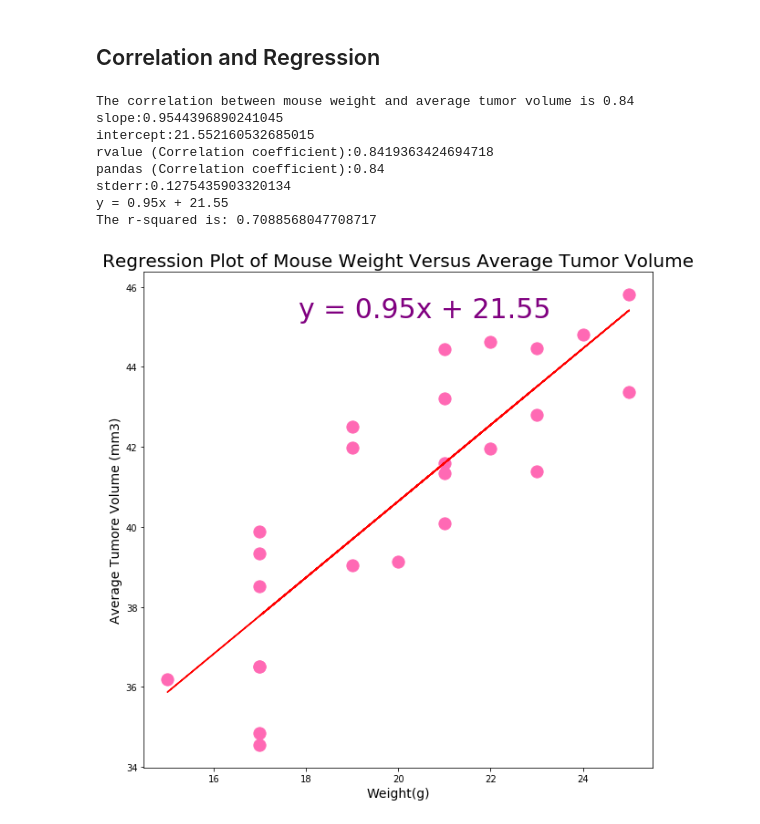
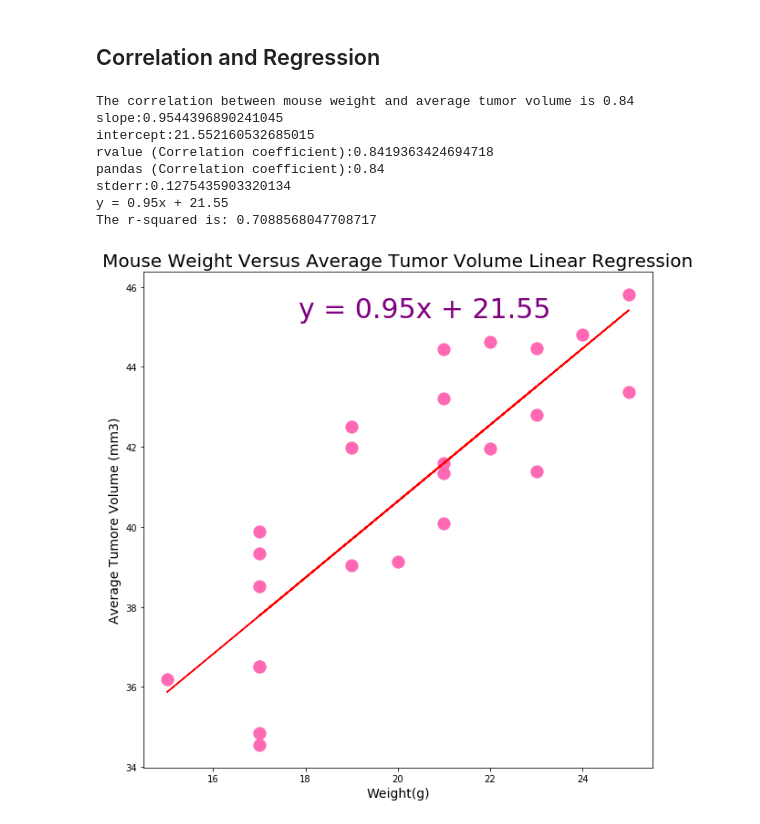
Before and after one commit to stefanee88/Matplotlib---Challenge, a Jupyter notebook: Pymaceuticals/pymaceuticals_starter.ipynb, the cells around one changed output. Drawn from its saved outputs; the diff is of its cells as text; code cells hidden in the pictures.

Commit message:
updating images

```diff
--- a/Pymaceuticals/pymaceuticals_starter.ipynb
+++ b/Pymaceuticals/pymaceuticals_starter.ipynb
@@ -309,33 +311,33 @@ regress_values = x_values * slope + intercept
 
 print(f"slope:{slope}")
 print(f"intercept:{intercept}")
 print(f"rvalue (Correlation coefficient):{rvalue}")
 print(f"pandas (Correlation coefficient):{corr}")
 print(f"stderr:{stderr}")
 
 line_eq = "y = " + str(round(slope,2)) + "x + " + str(round(intercept,2))
 
 print(line_eq)
 
 fig1, ax1 = plt.subplots(figsize=(10, 10))
 plt.scatter(x_values,y_values,s=175, color="hotpink")
 plt.plot(x_values,regress_values,"r-")
-plt.title('Regression Plot of Mouse Weight Versus Average Tumor Volume',fontsize =20)
+plt.title('Mouse Weight Versus Average Tumor Volume Linear Regression',fontsize =20)
 plt.xlabel('Weight(g)',fontsize =14)
 plt.ylabel('Average Tumore Volume (mm3)',fontsize =14)
 ax1.annotate(line_eq, xy=(20, 40), xycoords='data',xytext=(0.8, 0.95), textcoords='axes fraction',horizontalalignment='right', verticalalignment='top',fontsize=30,color="purple")
 
 print(f"The r-squared is: {rvalue**2}")
 
-plt.savefig("../Images/linear_regression.png", bbox_inches = "tight")
+plt.savefig("../Images/6Mouse_Weight_Vs_Avg_Tumor_Volume_Regression.png", bbox_inches = "tight")
 plt.show()
 # %% [output]
 The correlation between mouse weight and average tumor volume is 0.84
 slope:0.9544396890241045
 intercept:21.552160532685015
 rvalue (Correlation coefficient):0.8419363424694718
 pandas (Correlation coefficient):0.84
 stderr:0.1275435903320134
 y = 0.95x + 21.55
 The r-squared is: 0.7088568047708717
-[figure, old version]
+[figure, new version]
```
Also changed, not shown: parts of 6 cells of this notebook, 9 other files.
